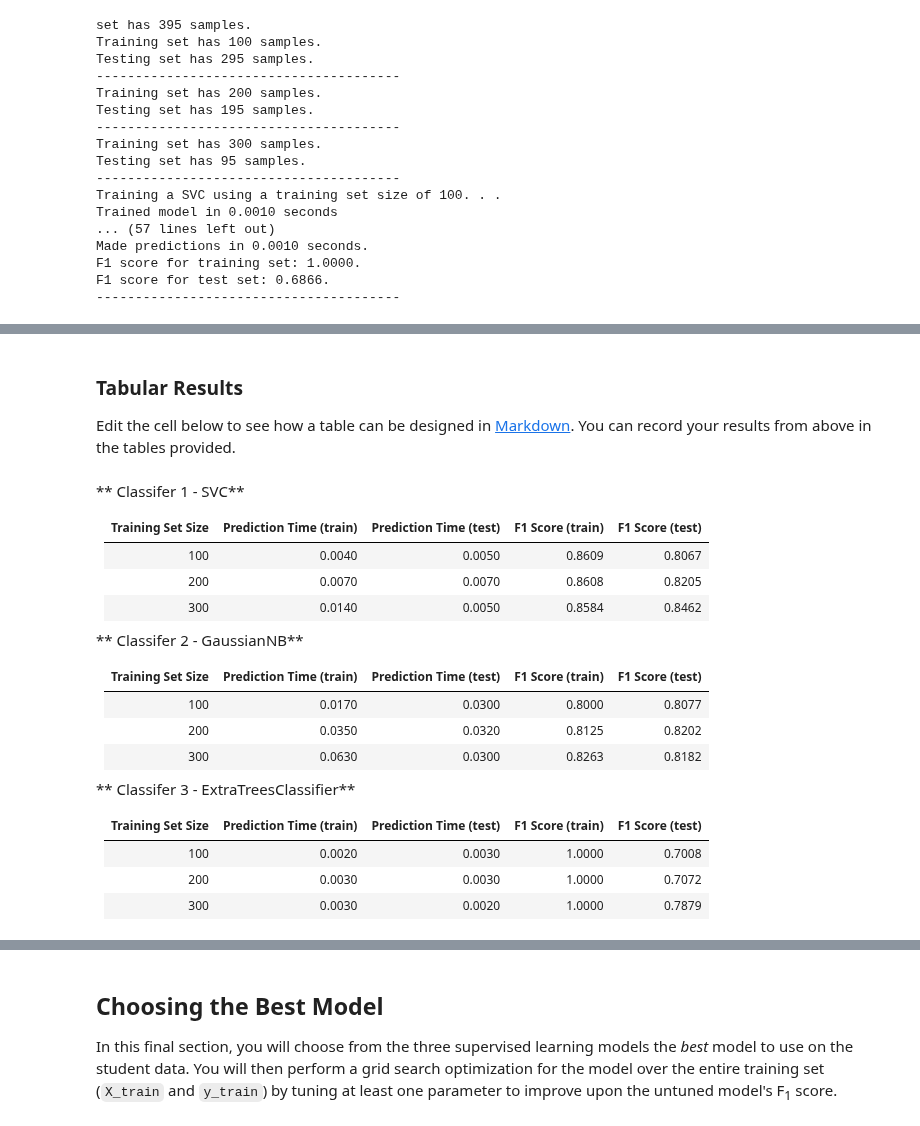
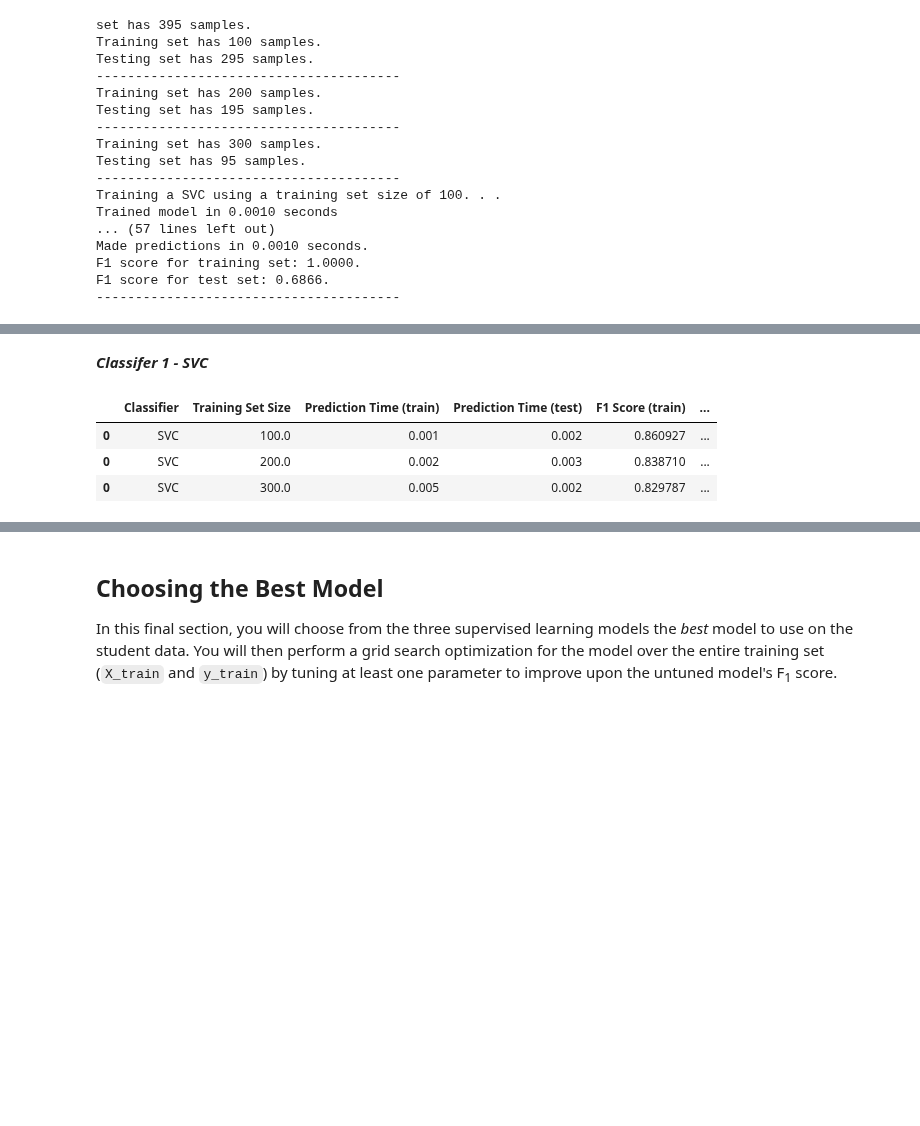
Before and after one commit to viligabi/udacity_student_intervention, a Jupyter notebook: student_intervention.ipynb, the cells around one changed output, grey strips where cells are left out. Drawn from its saved outputs; the diff is of its cells as text; code cells hidden in the pictures; blank space fills up the shorter version.

Commit message:
Fix: pandas is used to show tabular classifier results

```diff
--- a/student_intervention.ipynb
+++ b/student_intervention.ipynb
@@ -362,27 +376,9 @@ display(results)
-# %% [markdown]
-### Tabular Results
-Edit the cell below to see how a table can be designed in [Markdown](https://github.com/adam-p/markdown-here/wiki/Markdown-Cheatsheet#tables). You can record your results from above in the tables provided.
-# %% [markdown]
-** Classifer 1 - SVC**
-
-| Training Set Size | Prediction Time (train) | Prediction Time (test) | F1 Score (train) | F1 Score (test) |
-| :---------------: | :---------------------: | :--------------------: | :--------------: | :-------------: |
-| 100               |        0.0040           |        0.0050          |      0.8609      |    0.8067       |
-| 200               |        0.0070           |        0.0070          |      0.8608      |    0.8205       |
-| 300               |        0.0140           |        0.0050          |      0.8584      |    0.8462       |
-
-** Classifer 2 - GaussianNB**
-
-| Training Set Size | Prediction Time (train) | Prediction Time (test) | F1 Score (train) | F1 Score (test) |
-| :---------------: | :---------------------: | :--------------------: | :--------------: | :-------------: |
-| 100               |        0.0170           |        0.0300          |      0.8000      |    0.8077       |
-| 200               |        0.0350           |        0.0320          |      0.8125      |    0.8202       |
-| 300               |        0.0630           |        0.0300          |      0.8263      |    0.8182       |
-
-** Classifer 3 - ExtraTreesClassifier**
-
-| Training Set Size | Prediction Time (train) | Prediction Time (test) | F1 Score (train) | F1 Score (test) |
-| :---------------: | :---------------------: | :--------------------: | :--------------: | :-------------: |
-| 100               |        0.0020           |        0.0030          |      1.0000      |    0.7008       |
-| 200               |        0.0030           |        0.0030          |      1.0000      |    0.7072       |
-| 300               |        0.0030           |        0.0020          |      1.0000      |    0.7879       |
+# %% [markdown]
+***Classifer 1 - SVC***
+# %%
+results[results.Classifier=="SVC"]
+# %% [output]
+|  | Classifier | Training Set Size | Prediction Time (train) | Prediction Time (test) | F1 Score (train) | ... |
+| 0 | SVC | 100.0 | 0.001 | 0.002 | 0.860927 | ... |
+| 0 | SVC | 200.0 | 0.002 | 0.003 | 0.838710 | ... |
+| 0 | SVC | 300.0 | 0.005 | 0.002 | 0.829787 | ... |
```
Also changed, not shown: parts of 6 cells of this notebook, 2 other files.
